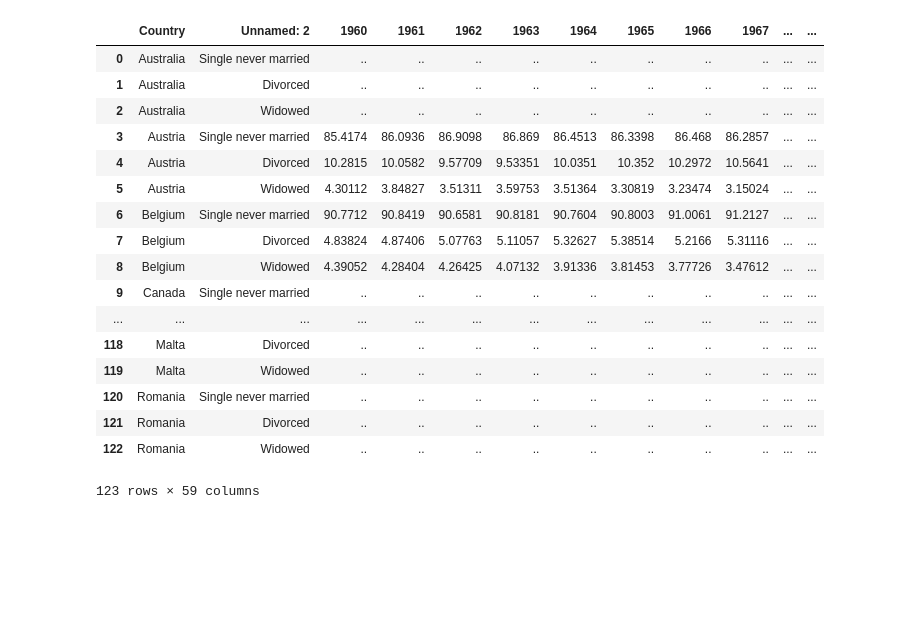
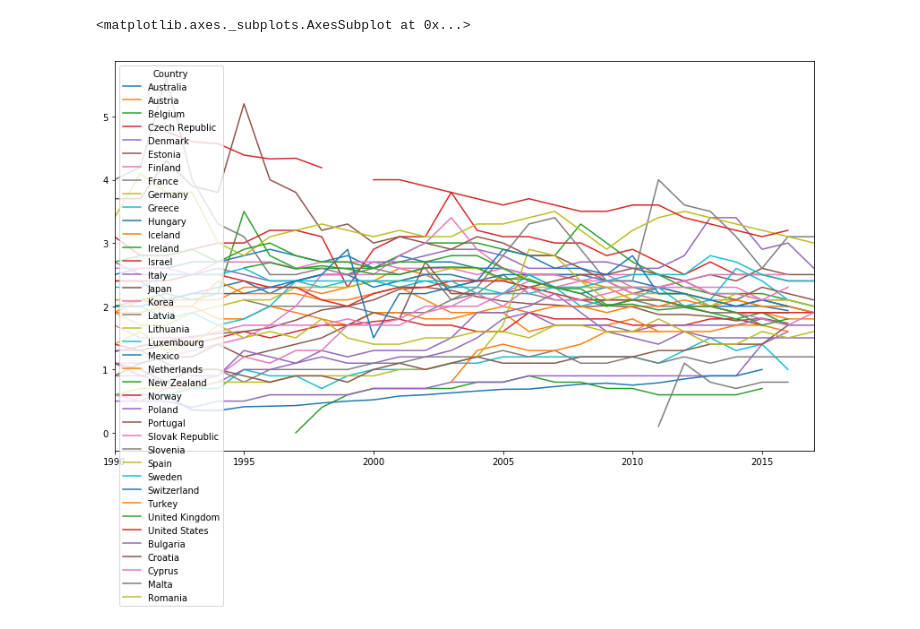
Before and after one commit to VilmaDaukantaite/your-own-project, a Jupyter notebook: data_cleaning_workbook.ipynb, the cells around one changed output. Saved outputs shown, nothing was run; the diff lists cells and outputs as text; code cells hidden in the pictures; blank space fills up the shorter version.

```diff
--- a/data_cleaning_workbook.ipynb
+++ b/data_cleaning_workbook.ipynb
@@ -45,2 +97,8 @@ divorce.head()
+# %%
+# plotting transposed table. Will need to remove some countries to make it actually readable
+divorce.T.plot(figsize = (14,8))
+# %% [output]
+<matplotlib.axes._subplots.AxesSubplot at 0x...>
+[figure, added]
 # %%
 previous_marriages = pd.read_excel("SF_3_1_Marriage_divorce_rates.xlsx", sheet_name= 'PrevMaritalStatus', header = 3, skipfooter = 12)
@@ -49,22 +104,0 @@ previous_marriages = previous_marriages.drop(columns = ["Note"])
-# %%
-previous_marriages["Country"] = previous_marriages["Country"].ffill()
-previous_marriages
-# %% [output]
-|  | Country | Unnamed: 2 | 1960 | 1961 | 1962 | 1963 | 1964 | 1965 | 1966 | 1967 | ... | ... |
-| 0 | Australia | Single never married | .. | .. | .. | .. | .. | .. | .. | .. | ... | ... |
-| 1 | Australia | Divorced | .. | .. | .. | .. | .. | .. | .. | .. | ... | ... |
-| 2 | Australia | Widowed | .. | .. | .. | .. | .. | .. | .. | .. | ... | ... |
-| 3 | Austria | Single never married | 85.4174 | 86.0936 | 86.9098 | 86.869 | 86.4513 | 86.3398 | 86.468 | 86.2857 | ... | ... |
-| 4 | Austria | Divorced | 10.2815 | 10.0582 | 9.57709 | 9.53351 | 10.0351 | 10.352 | 10.2972 | 10.5641 | ... | ... |
-| 5 | Austria | Widowed | 4.30112 | 3.84827 | 3.51311 | 3.59753 | 3.51364 | 3.30819 | 3.23474 | 3.15024 | ... | ... |
-| 6 | Belgium | Single never married | 90.7712 | 90.8419 | 90.6581 | 90.8181 | 90.7604 | 90.8003 | 91.0061 | 91.2127 | ... | ... |
-| 7 | Belgium | Divorced | 4.83824 | 4.87406 | 5.07763 | 5.11057 | 5.32627 | 5.38514 | 5.2166 | 5.31116 | ... | ... |
-| 8 | Belgium | Widowed | 4.39052 | 4.28404 | 4.26425 | 4.07132 | 3.91336 | 3.81453 | 3.77726 | 3.47612 | ... | ... |
-| 9 | Canada | Single never married | .. | .. | .. | .. | .. | .. | .. | .. | ... | ... |
-| ... | ... | ... | ... | ... | ... | ... | ... | ... | ... | ... | ... | ... |
-| 118 | Malta | Divorced | .. | .. | .. | .. | .. | .. | .. | .. | ... | ... |
-| 119 | Malta | Widowed | .. | .. | .. | .. | .. | .. | .. | .. | ... | ... |
-| 120 | Romania | Single never married | .. | .. | .. | .. | .. | .. | .. | .. | ... | ... |
-| 121 | Romania | Divorced | .. | .. | .. | .. | .. | .. | .. | .. | ... | ... |
-| 122 | Romania | Widowed | .. | .. | .. | .. | .. | .. | .. | .. | ... | ... |
-123 rows × 59 columns
```
Also changed, not shown: parts of 40 cells of this notebook.
